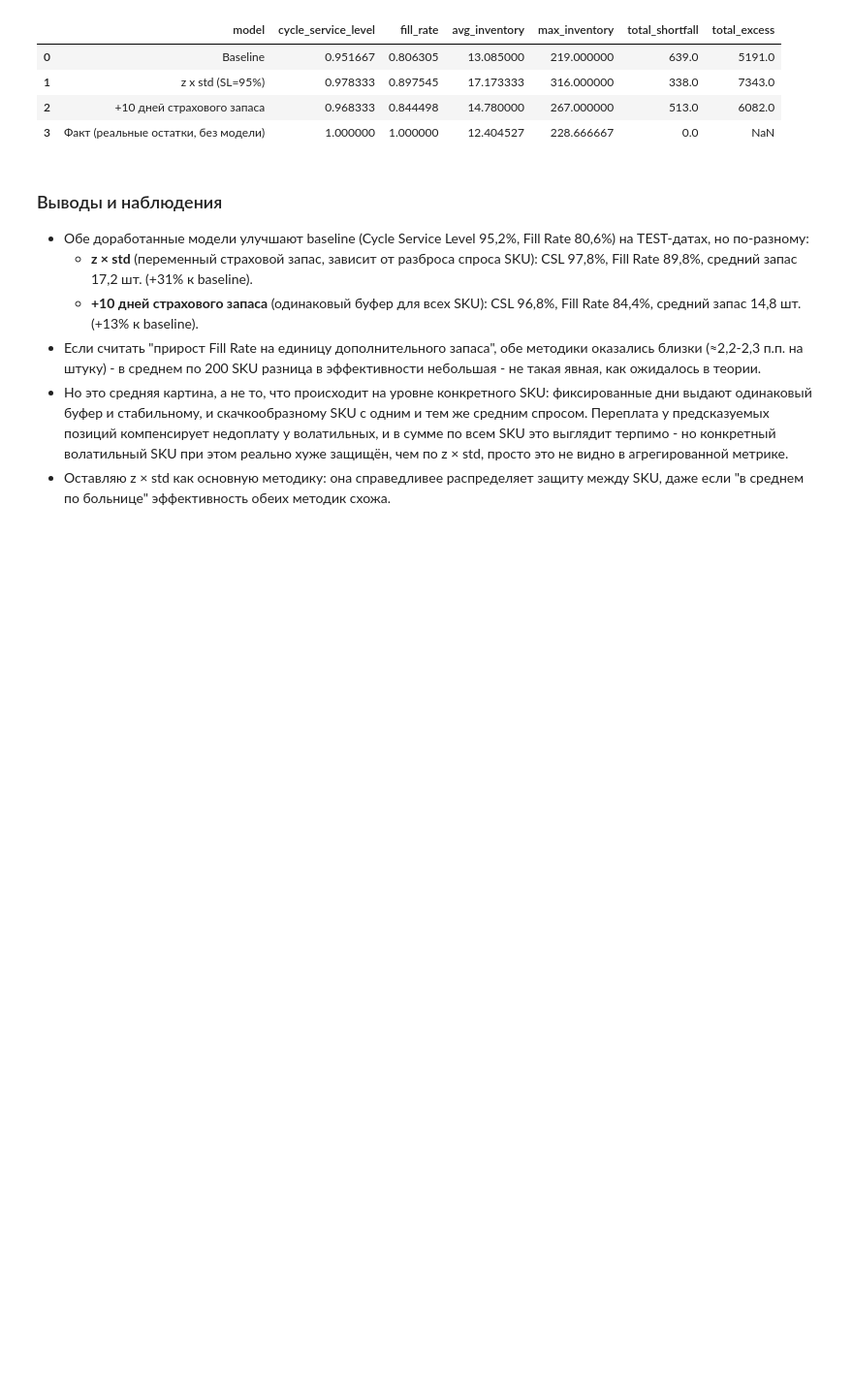
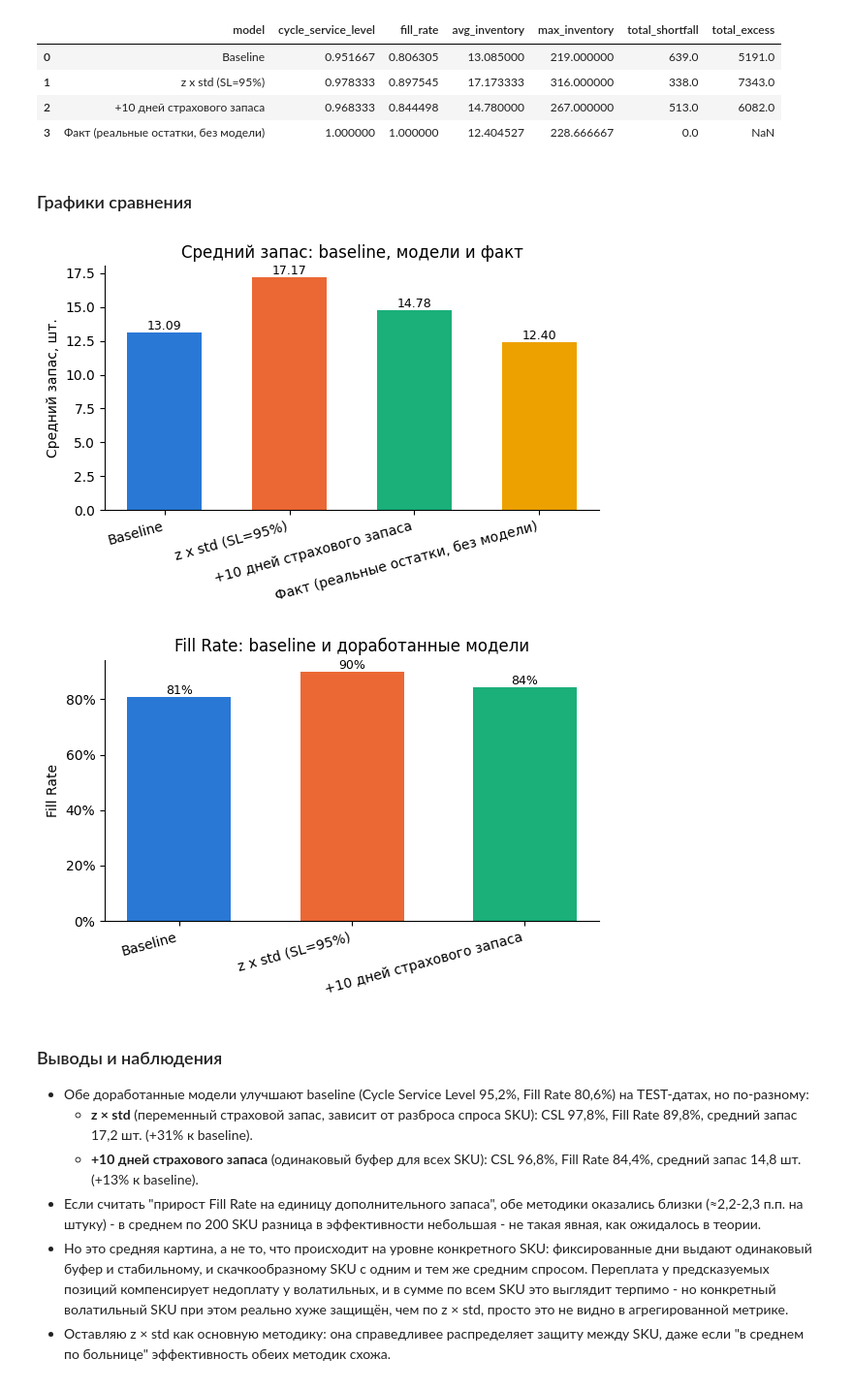
Before and after one commit to Viktor-VK/reorder-model, a Jupyter notebook: notebooks/reorder_model.ipynb, the cells around one changed output. Shown at 97% size. Drawn from its saved outputs; the diff is of its cells as text; code cells hidden in the pictures; blank space fills up the shorter version.

```diff
--- a/notebooks/reorder_model.ipynb
+++ b/notebooks/reorder_model.ipynb
@@ -232,3 +294,34 @@ def get_S_with_fixed_safety_days(as_of_date, protection_period_days, safety_days
+# %%
+def plot_comparison_bars(comparison_df, metric_col, ylabel, title, exclude_models=None, as_percent=False):
+    """Столбцы одной метрики по моделям, цвет каждой модели берётся из MODEL_COLORS.
+    as_percent=True - для долей (Fill Rate, Cycle Service Level), чтобы подписи и ось
+    показывали проценты, а не 0.81."""
+    df = comparison_df.copy()
+    if exclude_models:
+        df = df[~df["model"].isin(exclude_models)]
+
+    colors = [MODEL_COLORS.get(m, "#8a8a86") for m in df["model"]]
+
+    fig, ax = plt.subplots(figsize=(6, 4))
+    bars = ax.bar(df["model"], df[metric_col], color=colors, width=0.6)
+
+    # Подписываем значения прямо над столбцами - удобнее, чем сверять со шкалой на глаз.
+    label_fmt = (lambda v: f"{v:.0%}") if as_percent else (lambda v: f"{v:.2f}")
+    for bar, value in zip(bars, df[metric_col]):
+        ax.text(
+            bar.get_x() + bar.get_width() / 2, bar.get_height(), label_fmt(value),
+            ha="center", va="bottom", fontsize=9,
+        )
+
+    ax.set_ylabel(ylabel)
+    ax.set_title(title)
+    if as_percent:
+        ax.yaxis.set_major_formatter(mticker.PercentFormatter(xmax=1.0, decimals=0))
+    ax.spines["top"].set_visible(False)
+    ax.spines["right"].set_visible(False)
+    plt.xticks(rotation=15, ha="right")
+    plt.tight_layout()
+    plt.show()
 # %% [markdown]
 # Раздел 1. Baseline
 # %% [markdown]
@@ -960,6 +1053,20 @@ comparison_df
 | 1 | z x std (SL=95%) | 0.978333 | 0.897545 | 17.173333 | 316.000000 | 338.0 | 7343.0 |
 | 2 | +10 дней страхового запаса | 0.968333 | 0.844498 | 14.780000 | 267.000000 | 513.0 | 6082.0 |
 | 3 | Факт (реальные остатки, без модели) | 1.000000 | 1.000000 | 12.404527 | 228.666667 | 0.0 | NaN |
+# %% [markdown]
+### Графики сравнения
+# %%
+plot_comparison_bars(comparison_df, "avg_inventory", "Средний запас, шт.", "Средний запас: baseline, модели и факт")
+
+# Факт исключаем - его Fill Rate равен 100% тривиально (сравнение факта с самим собой),
+# показывать его рядом с реальными результатами моделей было бы вводящим в заблуждение.
+plot_comparison_bars(
+    comparison_df, "fill_rate", "Fill Rate", "Fill Rate: baseline и доработанные модели",
+    exclude_models=["Факт (реальные остатки, без модели)"], as_percent=True,
+)
+# %% [output]
+[figure, added]
+[figure, added]
 # %% [markdown]
 ### Выводы и наблюдения
 
```
Also changed, not shown: parts of 9 cells of this notebook, 1 other file.
